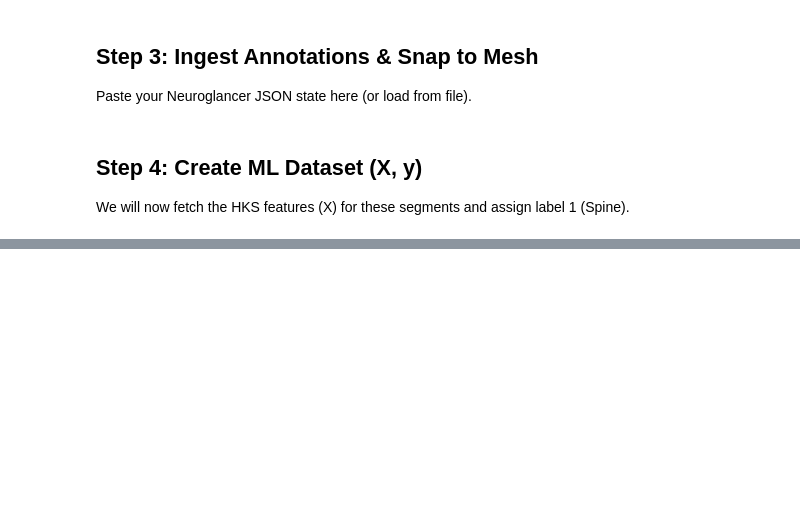
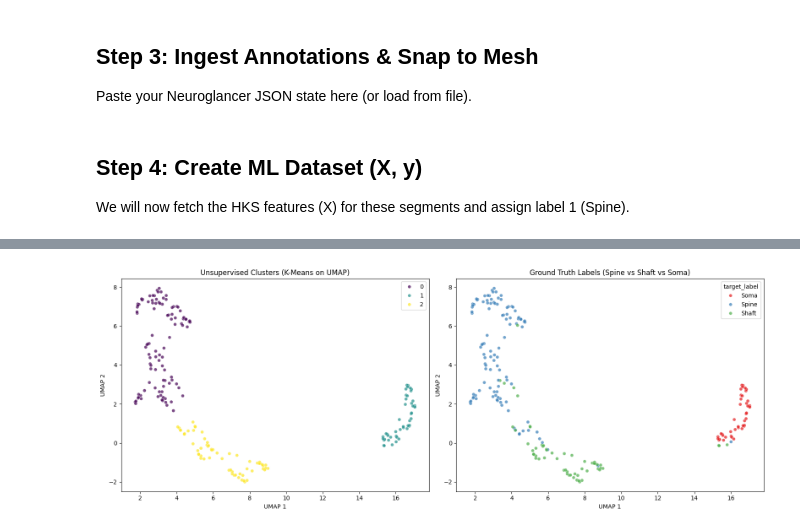
Before and after one commit to kroumov/SpineDetect, a Jupyter notebook: david/microns/neuroglancer_annotation_pipeline.ipynb, the cells around one changed output, grey strips where cells are left out. Saved outputs shown, nothing was run; the diff lists cells and outputs as text; code cells hidden in the pictures; blank space fills up the shorter version.

```diff
--- a/david/microns/neuroglancer_annotation_pipeline.ipynb
+++ b/david/microns/neuroglancer_annotation_pipeline.ipynb
@@ -246,0 +636,59 @@ if len(raw_points) > 0:
+# %%
+import numpy as np
+import pandas as pd
+import matplotlib.pyplot as plt
+import seaborn as sns
+import umap
+from sklearn.preprocessing import StandardScaler
+from sklearn.cluster import KMeans
+
+# --- 1. Load Your Data ---
+# Replace these with your actual HKS feature matrix and labels
+# X should be shape (n_samples, n_hks_time_steps)
+# y should be a list/array of strings ['Spine', 'Shaft', 'Soma'...]
+
+# Example placeholder for demonstration:
+# X = hks_matrix
+# y = labels
+
+def plot_umap_comparison(X, y, n_neighbors=15, min_dist=0.1):
+    # Standardize HKS values (Crucial for UMAP/Clustering)
+    scaler = StandardScaler()
+    X_scaled = scaler.fit_transform(X)
+
+    # --- 2. Run UMAP ---
+    reducer = umap.UMAP(n_neighbors=n_neighbors,
+                        min_dist=min_dist,
+                        metric='euclidean',
+                        random_state=42)
+    embedding = reducer.fit_transform(X_scaled)
+
+    # --- 3. Unsupervised Clustering (K-Means) ---
+    # We choose 3 clusters to see if they match your 3 labels
+    kmeans = KMeans(n_clusters=3, random_state=42)
+    clusters = kmeans.fit_predict(embedding)
+
+    # --- 4. Visualization ---
+    fig, (ax1, ax2) = plt.subplots(1, 2, figsize=(16, 6))
+
+    # Plot A: Unsupervised Clusters
+    sns.scatterplot(x=embedding[:, 0], y=embedding[:, 1],
+                    hue=clusters, palette='viridis', ax=ax1, s=30, alpha=0.7)
+    ax1.set_title("Unsupervised Clusters (K-Means on UMAP)")
+    ax1.set_xlabel("UMAP 1")
+    ax1.set_ylabel("UMAP 2")
+
+    # Plot B: Ground Truth Labels
+    sns.scatterplot(x=embedding[:, 0], y=embedding[:, 1],
+                    hue=y, palette='Set1', ax=ax2, s=30, alpha=0.7)
+    ax2.set_title("Ground Truth Labels (Spine vs Shaft vs Soma)")
+    ax2.set_xlabel("UMAP 1")
+    ax2.set_ylabel("UMAP 2")
+
+    plt.tight_layout()
+    plt.show()
+
+# To run:
+plot_umap_comparison(X, y)
+# %% [output]
+[figure, added]
```
Also changed, not shown: parts of 25 cells of this notebook.
